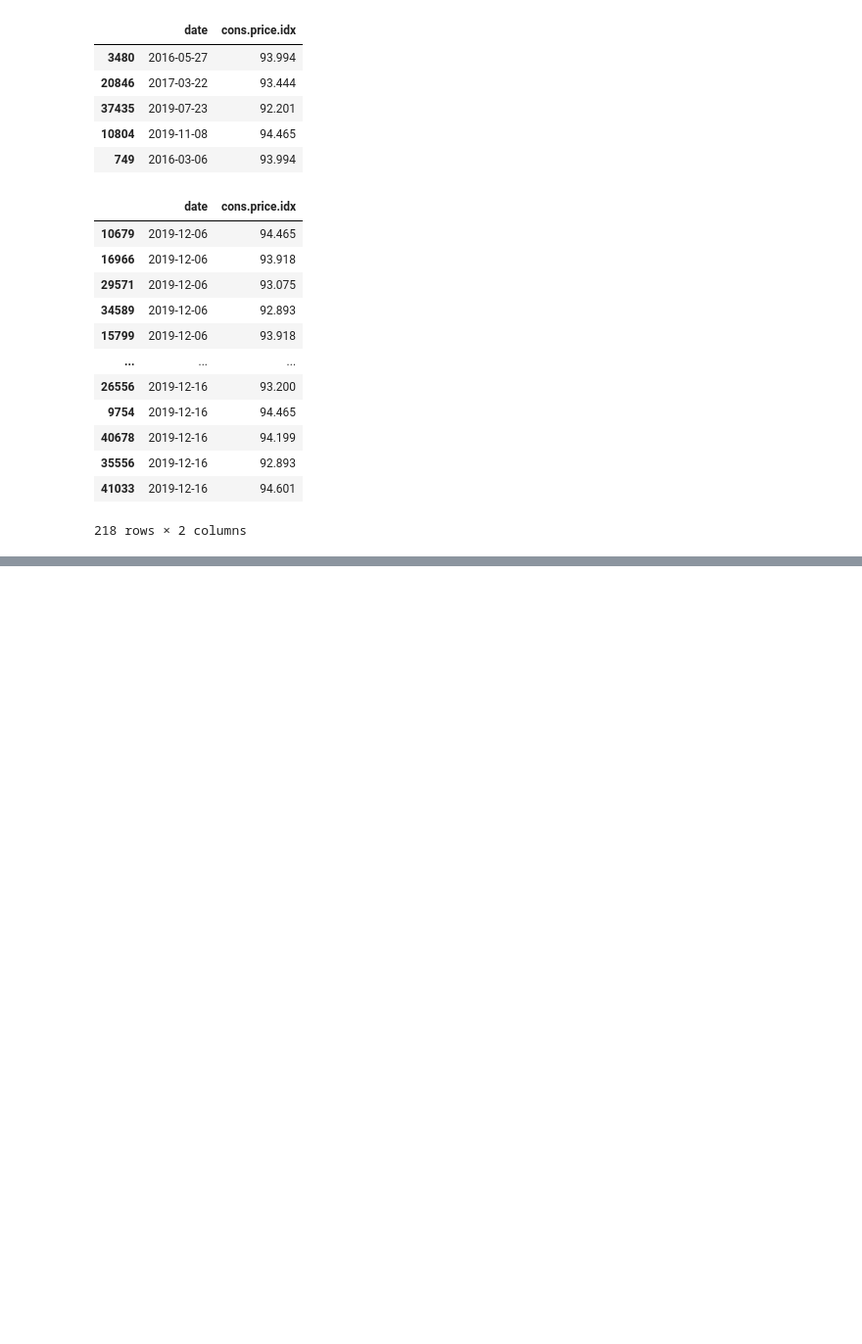
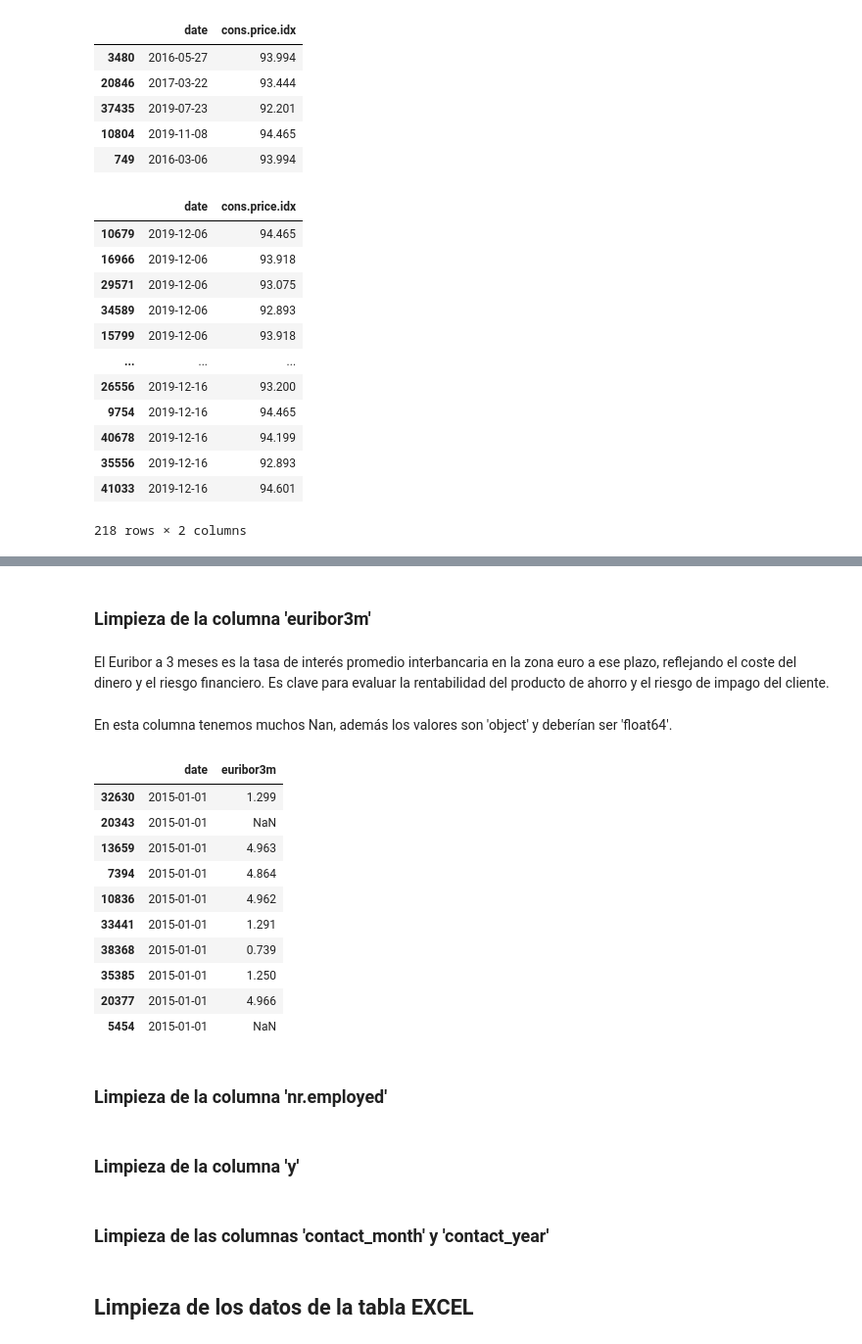
Before and after one commit to claudiarm2002/DataProject-Python-for-Data, a Jupyter notebook: DataProject_PythonForData.ipynb, the cells around one changed output, grey strips where cells are left out. Shown at 98% size. Cells and saved outputs as stored; diff of their text form; code cells hidden in the pictures; blank space fills up the shorter version.

Commit message:
Acabando casi la limpieza de los datos

```diff
--- a/DataProject_PythonForData.ipynb
+++ b/DataProject_PythonForData.ipynb
@@ -583,2 +610,39 @@ data_clean['cons.price.idx'] = data_clean['cons.price.idx'].fillna(-1)
+# %%
+# Sustituimos la ',' por '.' y transformamos a float64
+data_clean['cons.conf.idx'] = data_clean['cons.conf.idx'].str.replace(',', '.')
+data_clean['cons.conf.idx'] = data_clean['cons.conf.idx'].astype('float64')
+# %% [markdown]
+### Limpieza de la columna 'euribor3m'
+# %% [markdown]
+El Euribor a 3 meses es la tasa de interés promedio interbancaria en la zona euro a ese plazo, reflejando el coste del dinero y el riesgo financiero. Es clave para evaluar la rentabilidad del producto de ahorro y el riesgo de impago del cliente.
+# %% [markdown]
+En esta columna tenemos muchos Nan, además los valores son 'object' y deberían ser 'float64'.
+# %%
+data_clean['euribor3m'] = data_clean['euribor3m'].str.replace(',', '.')
+data_clean['euribor3m'] = data_clean['euribor3m'].astype('float64')
+# %%
+# Ordenamos las columnas por data ya que son variables temporales
+data_clean_order_by_date = data_clean[['date','euribor3m']].sort_values(by='date')
+data_clean_order_by_date.head(10)
+# %% [output]
+|  | date | euribor3m |
+| 32630 | 2015-01-01 | 1.299 |
+| 20343 | 2015-01-01 | NaN |
+| 13659 | 2015-01-01 | 4.963 |
+| 7394 | 2015-01-01 | 4.864 |
+| 10836 | 2015-01-01 | 4.962 |
+| 33441 | 2015-01-01 | 1.291 |
+| 38368 | 2015-01-01 | 0.739 |
+| 35385 | 2015-01-01 | 1.250 |
+| 20377 | 2015-01-01 | 4.966 |
+| 5454 | 2015-01-01 | NaN |
+# %% [markdown]
+### Limpieza de la columna 'nr.employed'
+# %% [markdown]
+### Limpieza de la columna 'y'
+# %% [markdown]
+### Limpieza de las columnas 'contact_month' y 'contact_year'
+# %% [markdown]
+## Limpieza de los datos de la tabla EXCEL
 # %%
 data2 = pd.read_excel('/Users/claudiarm2002/Desktop/Master/Data Analythics/8_PythonForData/DataProject-Python-for-Data/DatosProyecto/customer-details.xlsx', header=0, index_col=0)
```
Also changed, not shown: parts of 5 cells of this notebook.
